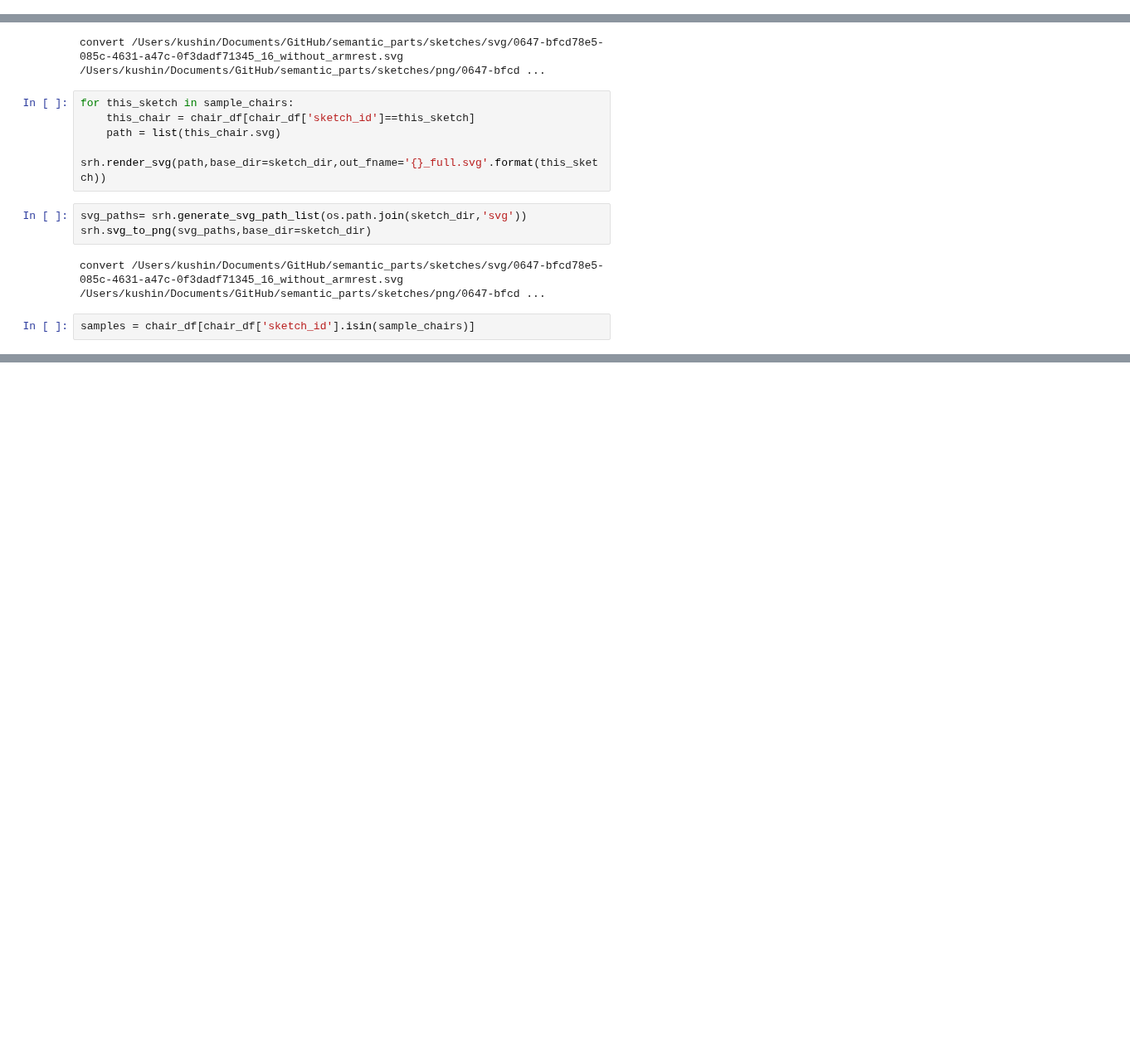
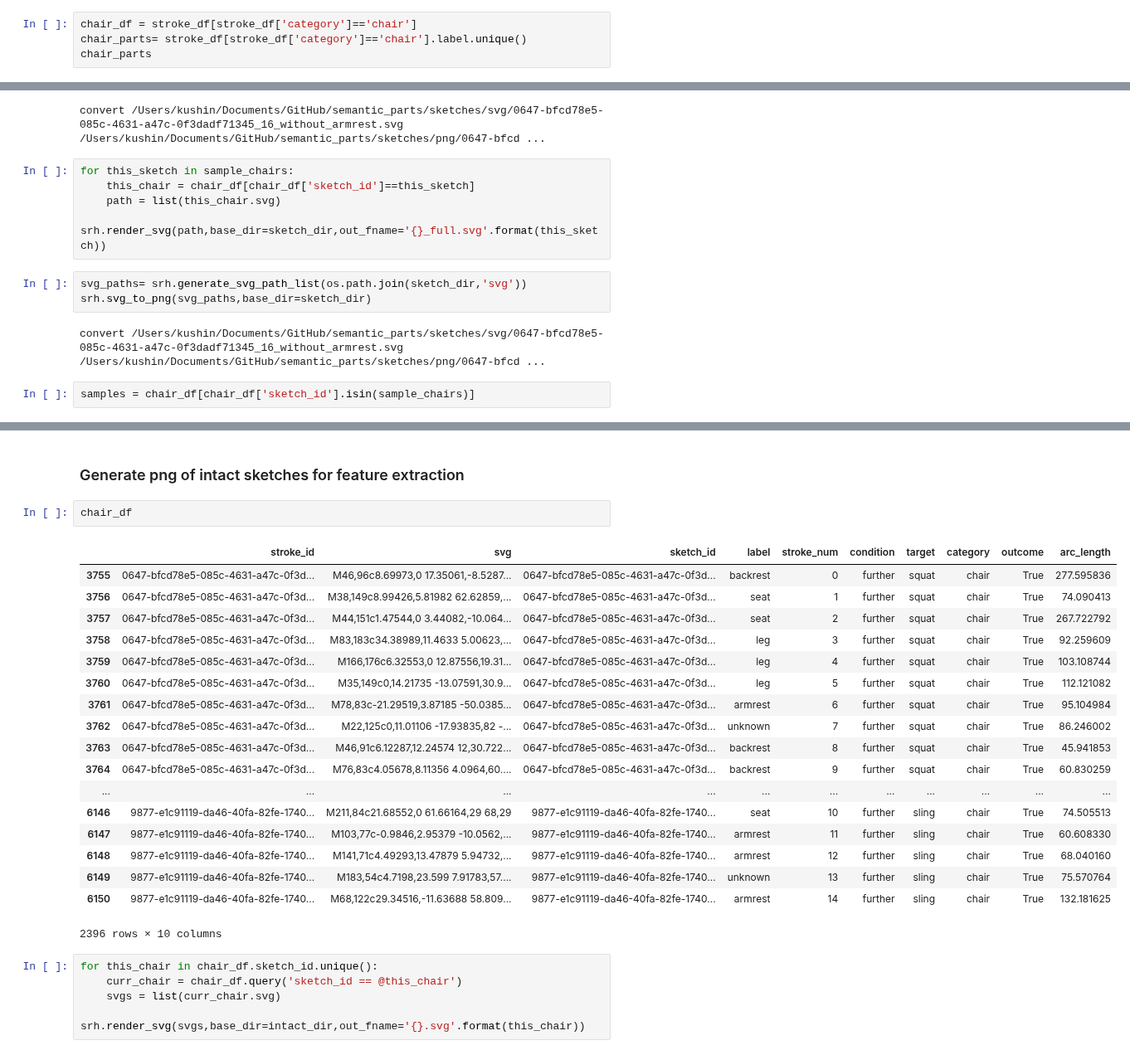
Before and after one commit to cogtoolslab/semantic_parts, a Jupyter notebook: analysis/kushinm/semantic_parts_lesion.ipynb, the cells around one changed output, grey strips where cells are left out. Shown at 83% size. Cells and saved outputs as stored; diff of their text form; blank space fills up the shorter version.

```diff
--- a/analysis/kushinm/semantic_parts_lesion.ipynb
+++ b/analysis/kushinm/semantic_parts_lesion.ipynb
@@ -325,0 +320,4 @@ array(['backrest', 'seat', 'leg', 'armrest', 'unknown'], dtype=object)
+# %%
+chair_df = stroke_df[stroke_df['category']=='chair']
+chair_parts= stroke_df[stroke_df['category']=='chair'].label.unique()
+chair_parts
@@ -385,0 +448,28 @@ import torchvision.models as models
+# %% [markdown]
+### Generate png of intact sketches for feature extraction
+# %%
+chair_df
+# %% [output]
+|  | stroke_id | svg | sketch_id | label | stroke_num | condition | target | category | outcome | arc_length |
+| 3755 | 0647-bfcd78e5-085c-4631-a47c-0f3d... | M46,96c8.69973,0 17.35061,-8.5287... | 0647-bfcd78e5-085c-4631-a47c-0f3d... | backrest | 0 | further | squat | chair | True | 277.595836 |
+| 3756 | 0647-bfcd78e5-085c-4631-a47c-0f3d... | M38,149c8.99426,5.81982 62.62859,... | 0647-bfcd78e5-085c-4631-a47c-0f3d... | seat | 1 | further | squat | chair | True | 74.090413 |
+| 3757 | 0647-bfcd78e5-085c-4631-a47c-0f3d... | M44,151c1.47544,0 3.44082,-10.064... | 0647-bfcd78e5-085c-4631-a47c-0f3d... | seat | 2 | further | squat | chair | True | 267.722792 |
+| 3758 | 0647-bfcd78e5-085c-4631-a47c-0f3d... | M83,183c34.38989,11.4633 5.00623,... | 0647-bfcd78e5-085c-4631-a47c-0f3d... | leg | 3 | further | squat | chair | True | 92.259609 |
+| 3759 | 0647-bfcd78e5-085c-4631-a47c-0f3d... | M166,176c6.32553,0 12.87556,19.31... | 0647-bfcd78e5-085c-4631-a47c-0f3d... | leg | 4 | further | squat | chair | True | 103.108744 |
+| 3760 | 0647-bfcd78e5-085c-4631-a47c-0f3d... | M35,149c0,14.21735 -13.07591,30.9... | 0647-bfcd78e5-085c-4631-a47c-0f3d... | leg | 5 | further | squat | chair | True | 112.121082 |
+| 3761 | 0647-bfcd78e5-085c-4631-a47c-0f3d... | M78,83c-21.29519,3.87185 -50.0385... | 0647-bfcd78e5-085c-4631-a47c-0f3d... | armrest | 6 | further | squat | chair | True | 95.104984 |
+| 3762 | 0647-bfcd78e5-085c-4631-a47c-0f3d... | M22,125c0,11.01106 -17.93835,82 -... | 0647-bfcd78e5-085c-4631-a47c-0f3d... | unknown | 7 | further | squat | chair | True | 86.246002 |
+| 3763 | 0647-bfcd78e5-085c-4631-a47c-0f3d... | M46,91c6.12287,12.24574 12,30.722... | 0647-bfcd78e5-085c-4631-a47c-0f3d... | backrest | 8 | further | squat | chair | True | 45.941853 |
+| 3764 | 0647-bfcd78e5-085c-4631-a47c-0f3d... | M76,83c4.05678,8.11356 4.0964,60.... | 0647-bfcd78e5-085c-4631-a47c-0f3d... | backrest | 9 | further | squat | chair | True | 60.830259 |
+| ... | ... | ... | ... | ... | ... | ... | ... | ... | ... | ... |
+| 6146 | 9877-e1c91119-da46-40fa-82fe-1740... | M211,84c21.68552,0 61.66164,29 68,29 | 9877-e1c91119-da46-40fa-82fe-1740... | seat | 10 | further | sling | chair | True | 74.505513 |
+| 6147 | 9877-e1c91119-da46-40fa-82fe-1740... | M103,77c-0.9846,2.95379 -10.0562,... | 9877-e1c91119-da46-40fa-82fe-1740... | armrest | 11 | further | sling | chair | True | 60.608330 |
+| 6148 | 9877-e1c91119-da46-40fa-82fe-1740... | M141,71c4.49293,13.47879 5.94732,... | 9877-e1c91119-da46-40fa-82fe-1740... | armrest | 12 | further | sling | chair | True | 68.040160 |
+| 6149 | 9877-e1c91119-da46-40fa-82fe-1740... | M183,54c4.7198,23.599 7.91783,57.... | 9877-e1c91119-da46-40fa-82fe-1740... | unknown | 13 | further | sling | chair | True | 75.570764 |
+| 6150 | 9877-e1c91119-da46-40fa-82fe-1740... | M68,122c29.34516,-11.63688 58.809... | 9877-e1c91119-da46-40fa-82fe-1740... | armrest | 14 | further | sling | chair | True | 132.181625 |
+2396 rows × 10 columns
+# %%
+for this_chair in chair_df.sketch_id.unique():
+    curr_chair = chair_df.query('sketch_id == @this_chair')
+    svgs = list(curr_chair.svg)
+    srh.render_svg(svgs,base_dir=intact_dir,out_fname='{}.svg'.format(this_chair))
```
Also changed, not shown: parts of 44 cells of this notebook.
